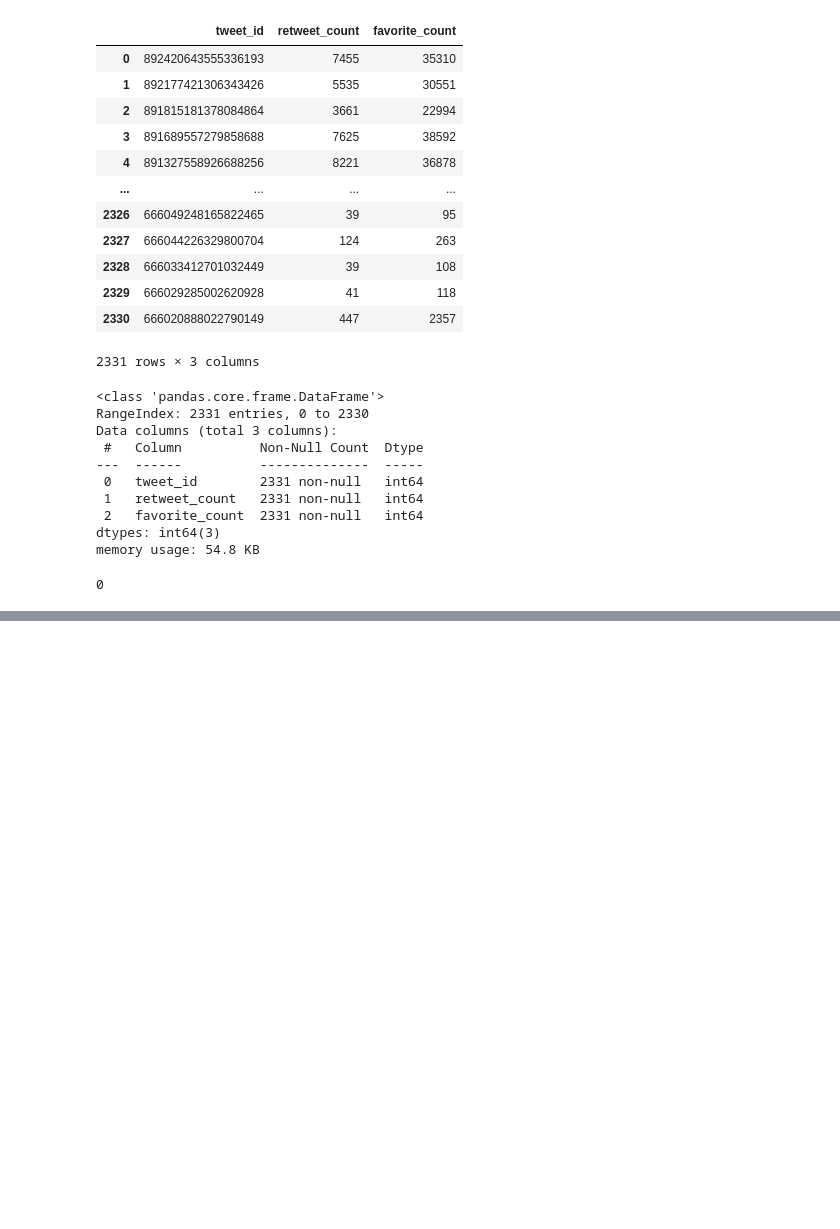
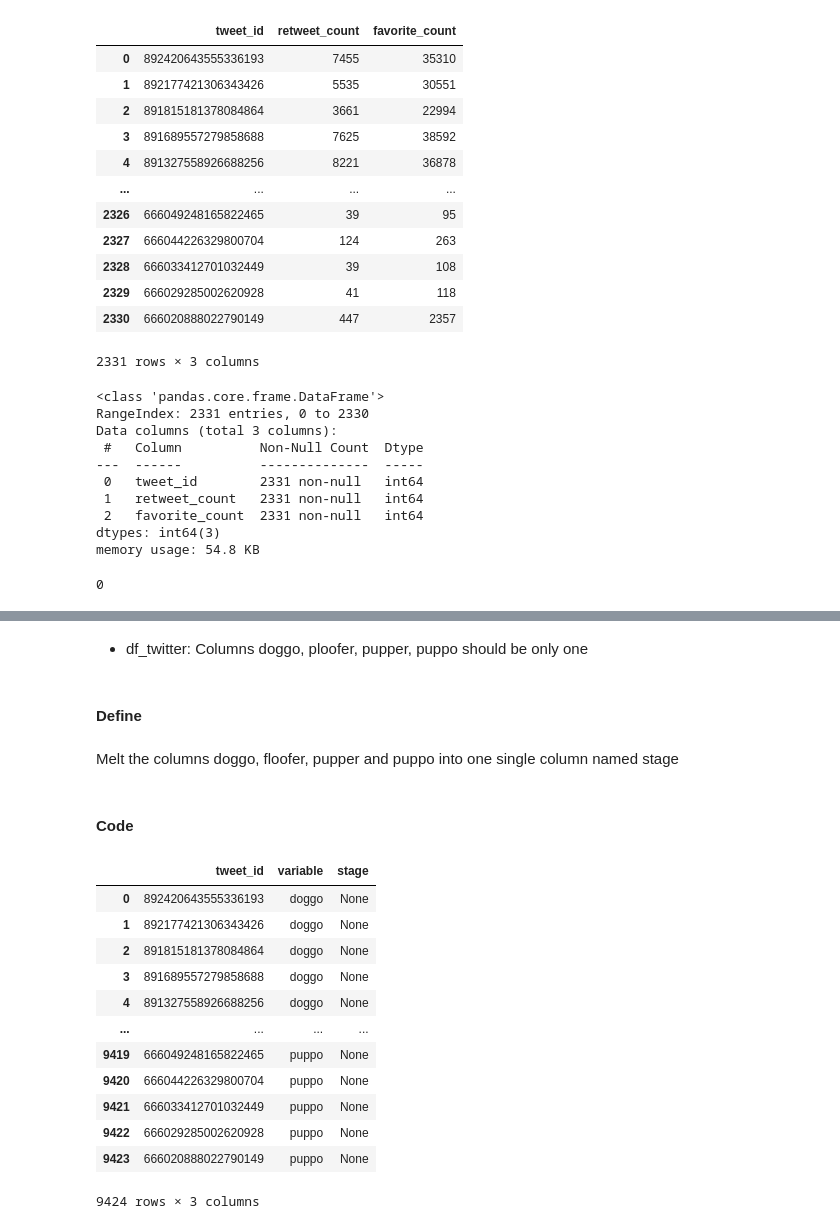
Before and after one commit to rubenvf/WeRateDogs-Wrangle-and-Analysis, a Jupyter notebook: wrangle_act.ipynb, the cells around one changed output, grey strips where cells are left out. Cells and saved outputs as stored; diff of their text form; code cells hidden in the pictures; blank space fills up the shorter version.

```diff
--- a/wrangle_act.ipynb
+++ b/wrangle_act.ipynb
@@ -484,0 +495,5 @@ sum(df_api.duplicated())
+# %%
+# Make copies of each dataset
+df_twitter_clean = df_twitter.copy()
+df_predictions_clean = df_predictions.copy()
+df_api_clean = df_api.copy()
@@ -484,0 +502,27 @@ sum(df_api.duplicated())
+# %% [markdown]
+- df_twitter: Columns doggo, ploofer, pupper, puppo should be only one
+# %% [markdown]
+#### Define
+# %% [markdown]
+Melt the columns doggo, floofer, pupper and puppo into one single column named stage
+# %% [markdown]
+#### Code
+# %%
+df_twitter_stage = pd.melt(df_twitter_clean, ['tweet_id'], value_vars = ['doggo', 'floofer', 'pupper', 'puppo'],
+                     value_name = 'stage')
+# %%
+df_twitter_stage
+# %% [output]
+|  | tweet_id | variable | stage |
+| 0 | 892420643555336193 | doggo | None |
+| 1 | 892177421306343426 | doggo | None |
+| 2 | 891815181378084864 | doggo | None |
+| 3 | 891689557279858688 | doggo | None |
+| 4 | 891327558926688256 | doggo | None |
+| ... | ... | ... | ... |
+| 9419 | 666049248165822465 | puppo | None |
+| 9420 | 666044226329800704 | puppo | None |
+| 9421 | 666033412701032449 | puppo | None |
+| 9422 | 666029285002620928 | puppo | None |
+| 9423 | 666020888022790149 | puppo | None |
+9424 rows × 3 columns
```
Also changed, not shown: parts of 17 cells of this notebook.
